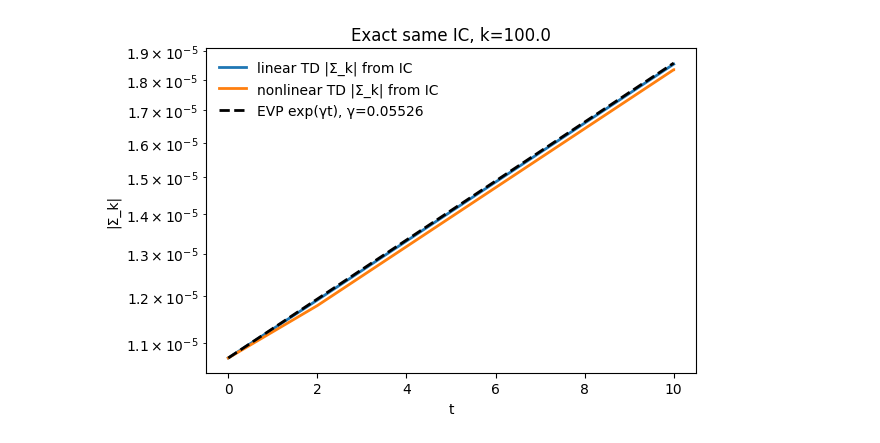
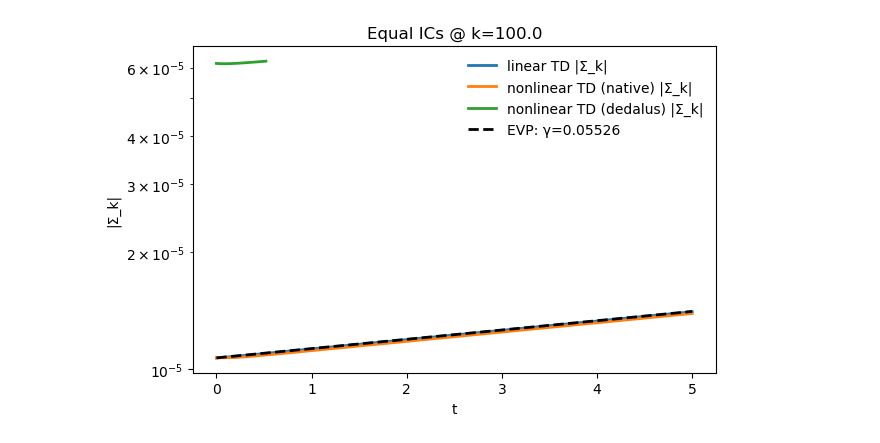
Before and after one commit to KonstantinGerbig/diff-inst, a Jupyter notebook: notebooks/IVP_tests.ipynb, the cells around one changed output. Saved outputs shown, nothing was run; the diff lists cells and outputs as text; code cells hidden in the pictures.

Commit message:
added dedalus backend

```diff
--- a/notebooks/IVP_tests.ipynb
+++ b/notebooks/IVP_tests.ipynb
@@ -309,41 +144,24 @@ IC written: /Users/konstantingerbig/Documents/Science/ScienceProjects/diff-inst/
-# %%
-# %% Compare amplitudes WITHOUT normalization (identical ICs)
-RUN_L_EQ = RUNS / "lin_from_ic"
-RUN_N_EQ = RUNS / "nl_from_ic"
-
-# linear load
-NxL, LxL, filesL, k_arr, t_metL, a_metL, _ = load_linear_run(RUN_L_EQ)
-cfgL = Config.from_yaml(json.loads((RUN_L_EQ / "run.json").read_text())["config"])
-S0L  = cfgL.sig_0
-TL, SmaxL = load_linear_Sigma_series(filesL, NxL, S0L)
-
-# nonlinear load
-NxN, LxN, filesN = load_nonlinear_run(RUN_N_EQ)
-TN, SigmaN = load_nonlinear_Sigma_series(filesN)
-
-# pick the exact k index from IC
-k_idx = nearest_k_index(LxN, NxN, k_phys)
-A_lin = []
-for fn in filesL:
-    with np.load(fn) as Z:
-        S_hat = Z["Xhat"][:,0]
-        s_x = np.fft.irfft(S_hat, n=NxL)
-        A_lin.append(abs(np.fft.rfft(s_x)[k_idx]))
-A_lin = np.array(A_lin)
-
-A_nl = np.array([abs(np.fft.rfft(S - S.mean())[k_idx]) for S in SigmaN])
-
-fig, ax = plt.subplots(1,1, figsize=(6.2,4.2))
-ax.plot(TL, A_lin, lw=2, label="linear TD |Σ_k| from IC")
-ax.plot(TN, A_nl,  lw=2, label="nonlinear TD |Σ_k| from IC")
-
-# EVP reference from *same* γ
-w_ref, _ = evp_solve_at_k(cfgL, k_phys); gamma_ref = w_ref[0].real
-A0 = A_lin[0]
-ax.plot(TL, A0 * np.exp(gamma_ref*(TL - TL[0])), "k--", lw=2, label=f"EVP exp(γt), γ={gamma_ref:.4g}")
-
-ax.set_yscale("log"); ax.set_xlabel("t"); ax.set_ylabel("|Σ_k|")
-ax.legend(frameon=False); ax.set_title(f"Exact same IC, k={k_phys}")
-plt.tight_layout(); plt.show()
-# %% [output]
-[figure, removed]
+# %%
+# %% load amplitude vs time for linear, native nonlinear, and dedalus nonlinear
+RUN_L = RUNS / "lin_from_ic"
+RUN_N = RUNS / "nl_from_ic"             # native
+RUN_D = RUNS / "nl_from_ic_dedalus"     # dedalus
+
+TL, AL = load_linear_amplitude(RUN_L, k_phys)
+TN, AN = load_nonlinear_amplitude(RUN_N, k_phys)
+TD, AD = load_nonlinear_amplitude(RUN_D, k_phys)  # <-- same call
+
+cfgL = load_config_from_run(RUN_L)
+gamma = evp_gamma(cfgL, k_phys)
+A0 = AL[0]
+
+fig, ax = plt.subplots(figsize=(6.4,4.2))
+ax.plot(TL, AL, lw=2, label="linear TD |Σ_k|")
+ax.plot(TN, AN, lw=2, label="nonlinear TD (native) |Σ_k|")
+ax.plot(TD, AD, lw=2, label="nonlinear TD (dedalus) |Σ_k|")
+ax.plot(TL, A0*np.exp(gamma*(TL - TL[0])), "k--", lw=2, label=f"EVP: γ={gamma:.4g}")
+ax.set_yscale("log"); ax.set_xlabel("t"); ax.set_ylabel("|Σ_k|")
+ax.legend(frameon=False); ax.set_title(f"Equal ICs @ k={k_phys}")
+plt.tight_layout(); plt.show()
+# %% [output]
+[figure, added]
```
Also changed, not shown: parts of 16 cells of this notebook, 11 other files.
